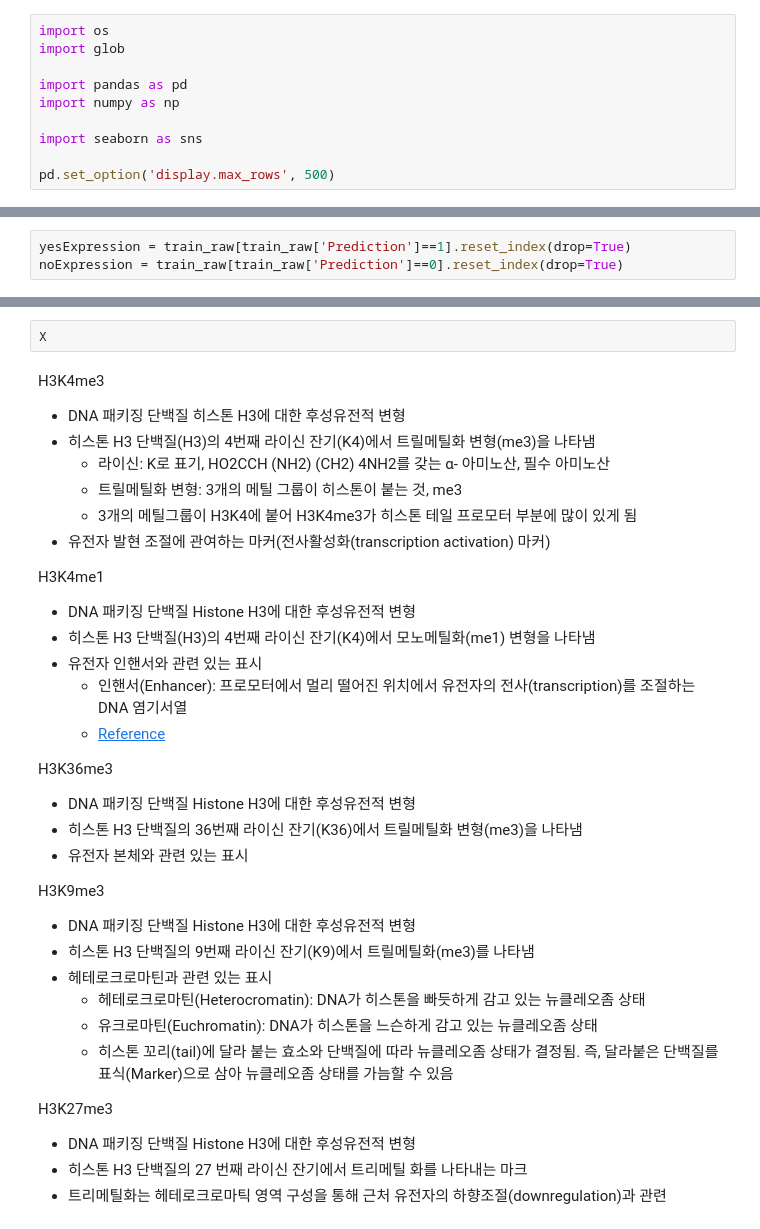
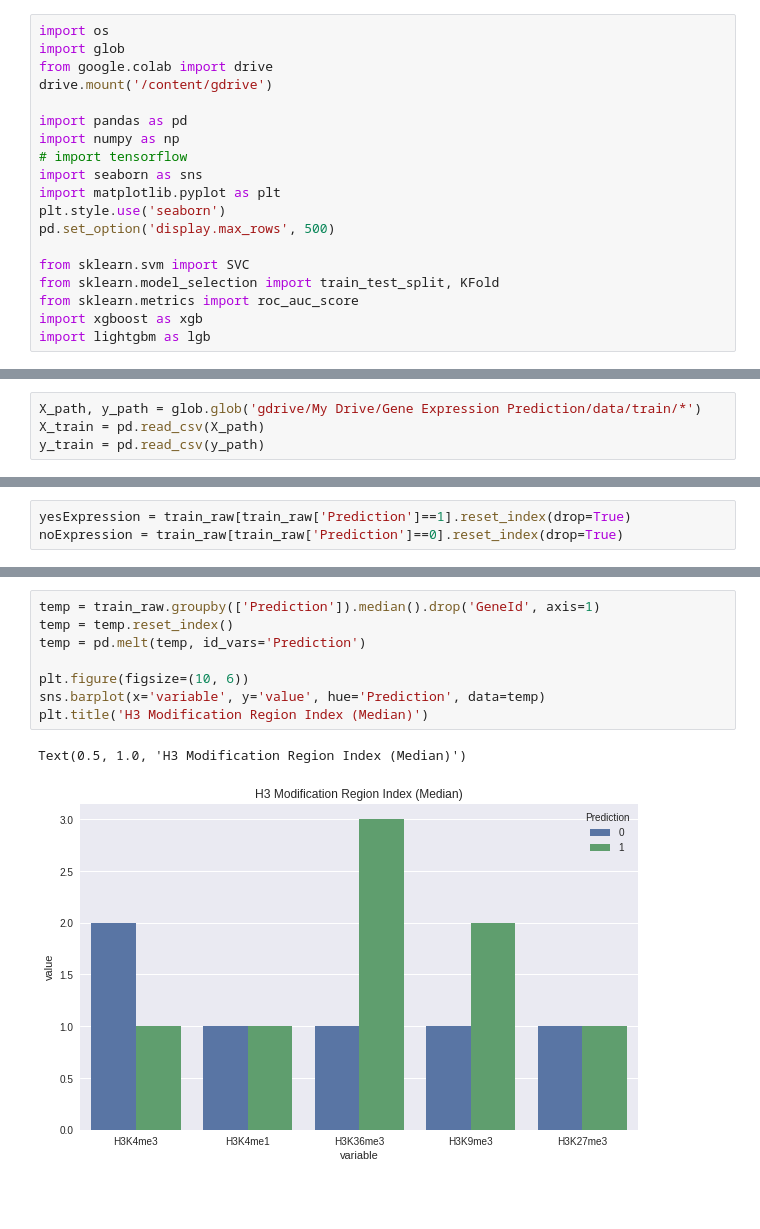
Before and after one commit to ilovemyminutes/ResearchInternshipUOS, a Jupyter notebook: Gene Expression Prediction/notebooks/First Look.ipynb, the cells around one changed output, grey strips where cells are left out. Saved outputs shown, nothing was run; the diff lists cells and outputs as text; blank space fills up the shorter version.

```diff
--- a/Gene Expression Prediction/notebooks/First Look.ipynb
+++ b/Gene Expression Prediction/notebooks/First Look.ipynb
@@ -1,11 +1,20 @@
 # %%
 import os
 import glob
+from google.colab import drive
+drive.mount('/content/gdrive')
 
 import pandas as pd
 import numpy as np
+# import tensorflow
+import seaborn as sns
+import matplotlib.pyplot as plt
+plt.style.use('seaborn')
+pd.set_option('display.max_rows', 500)
 
-import seaborn as sns
-
-pd.set_option('display.max_rows', 500)
+from sklearn.svm import SVC
+from sklearn.model_selection import train_test_split, KFold
+from sklearn.metrics import roc_auc_score
+import xgboost as xgb
+import lightgbm as lgb
 # %% [output]
@@ -19,0 +22,4 @@ y_train = pd.read_csv('../data/train/y_train.csv')
+# %%
+X_path, y_path = glob.glob('gdrive/My Drive/Gene Expression Prediction/data/train/*')
+X_train = pd.read_csv(X_path)
+y_train = pd.read_csv(y_path)
@@ -60,37 +79,11 @@ temp_melt.groupby(['GeneId', 'variable']).agg(['mean', 'std'])
-# %%
-X
-# %% [markdown]
-H3K4me3
-- DNA 패키징 단백질 히스톤 H3에 대한 후성유전적 변형
-- 히스톤 H3 단백질(H3)의 4번째 라이신 잔기(K4)에서 트릴메틸화 변형(me3)을 나타냄
-	- 라이신: K로 표기, HO2CCH (NH2) (CH2) 4NH2를 갖는 α- 아미노산, 필수 아미노산
-	- 트릴메틸화 변형: 3개의 메틸 그룹이 히스톤이 붙는 것, me3
-	- 3개의 메틸그룹이 H3K4에 붙어 H3K4me3가 히스톤 테일 프로모터 부분에 많이 있게 됨
-- 유전자 발현 조절에 관여하는 마커(전사활성화(transcription activation) 마커)
-
-
-H3K4me1
-- DNA 패키징 단백질 Histone H3에 대한 후성유전적 변형
-- 히스톤 H3 단백질(H3)의 4번째 라이신 잔기(K4)에서 모노메틸화(me1) 변형을 나타냄
-- 유전자 인핸서와 관련 있는 표시
-	- 인핸서(Enhancer): 프로모터에서 멀리 떨어진 위치에서 유전자의 전사(transcription)를 조절하는 DNA 염기서열
-	- [Reference](http://www.ksmcb.or.kr/file/webzine/2015_08_03.pdf)
-
-H3K36me3
-- DNA 패키징 단백질 Histone H3에 대한 후성유전적 변형
-- 히스톤 H3 단백질의 36번째 라이신 잔기(K36)에서 트릴메틸화 변형(me3)을 나타냄
-- 유전자 본체와 관련 있는 표시
-
-
-H3K9me3
-- DNA 패키징 단백질 Histone H3에 대한 후성유전적 변형
-- 히스톤 H3 단백질의 9번째 라이신 잔기(K9)에서 트릴메틸화(me3)를 나타냄
-- 헤테로크로마틴과 관련 있는 표시
-	- 헤테로크로마틴(Heterocromatin): DNA가 히스톤을 빠듯하게 감고 있는 뉴클레오좀 상태
-	- 유크로마틴(Euchromatin): DNA가 히스톤을 느슨하게 감고 있는 뉴클레오좀 상태
-	- 히스톤 꼬리(tail)에 달라 붙는 효소와 단백질에 따라 뉴클레오좀 상태가 결정됨. 즉, 달라붙은 단백질를 표식(Marker)으로 삼아 뉴클레오좀 상태를 가늠할 수 있음
-
-H3K27me3
-- DNA 패키징 단백질 Histone H3에 대한 후성유전적 변형
-- 히스톤 H3 단백질의 27 번째 라이신 잔기에서 트리메틸 화를 나타내는 마크
-- 트리메틸화는 헤테로크로마틱 영역 구성을 통해 근처 유전자의 하향조절(downregulation)과 관련
+# %%
+temp = train_raw.groupby(['Prediction']).median().drop('GeneId', axis=1)
+temp = temp.reset_index()
+temp = pd.melt(temp, id_vars='Prediction')
+
+plt.figure(figsize=(10, 6))
+sns.barplot(x='variable', y='value', hue='Prediction', data=temp)
+plt.title('H3 Modification Region Index (Median)')
+# %% [output]
+Text(0.5, 1.0, 'H3 Modification Region Index (Median)')
+[figure, added]
```
Also changed, not shown: parts of 40 cells of this notebook.
